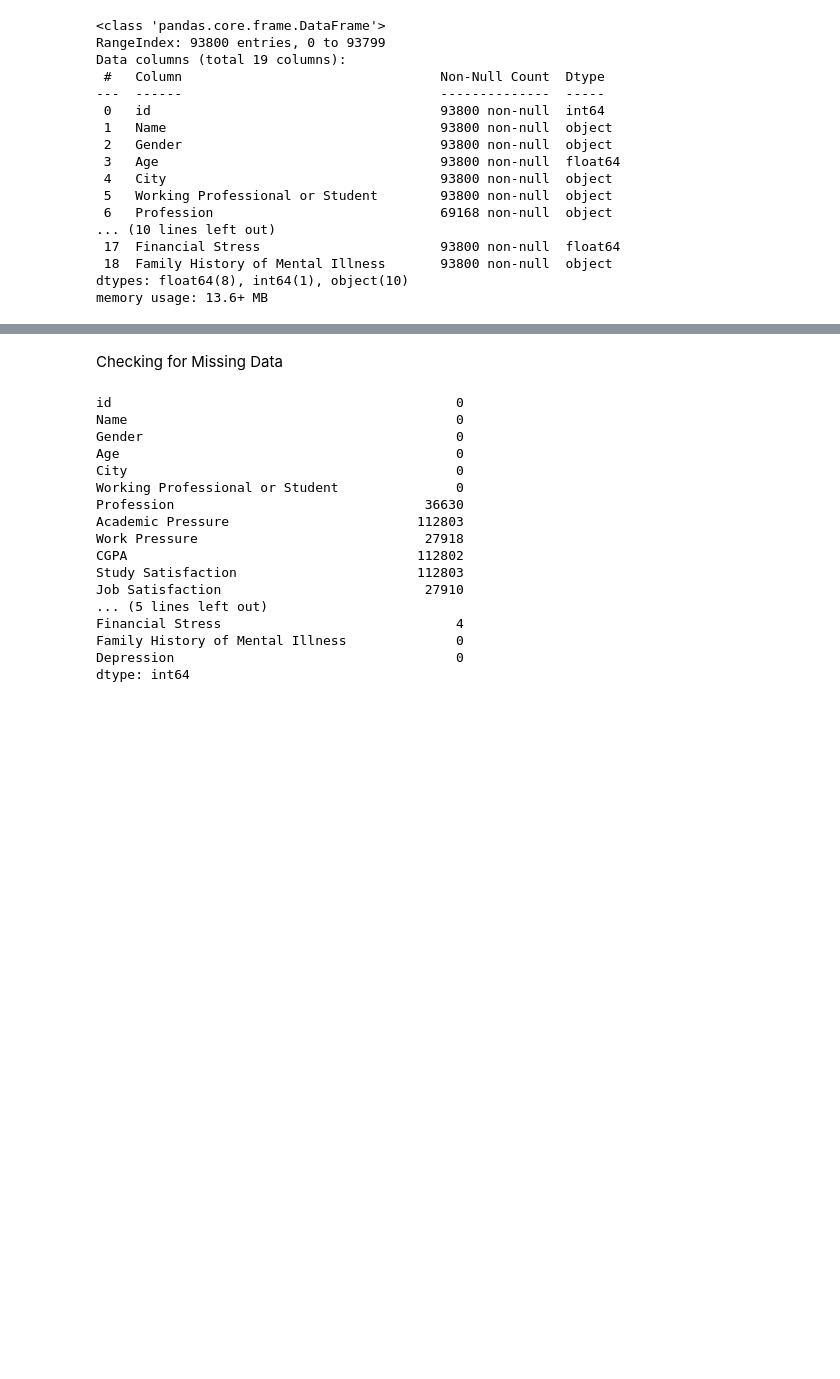
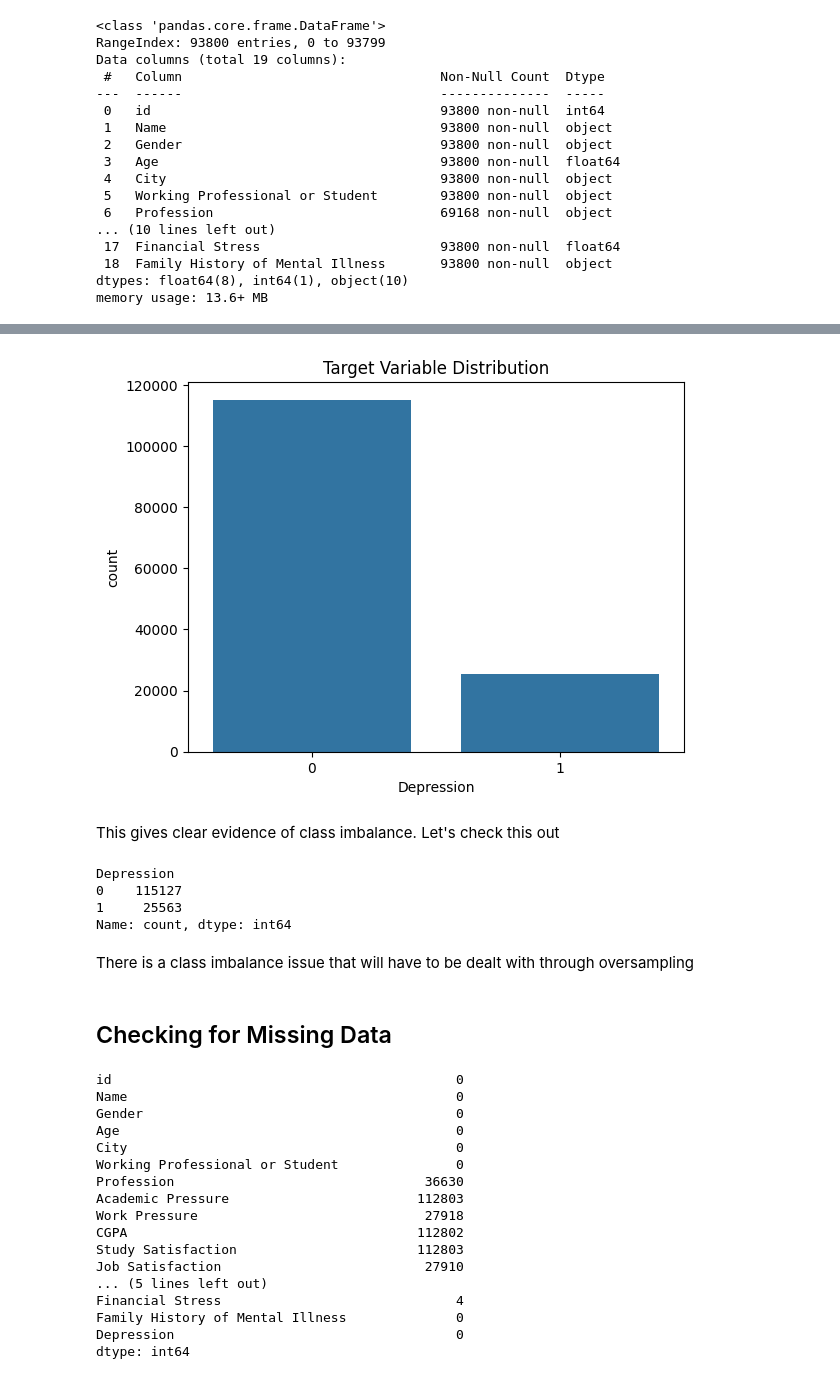
Before and after one commit to KImondorose/Exploring-Mental-Health-Data, a Jupyter notebook: index.ipynb, the cells around one changed output, grey strips where cells are left out. Drawn from its saved outputs; the diff is of its cells as text; code cells hidden in the pictures; blank space fills up the shorter version.

```diff
--- a/index.ipynb
+++ b/index.ipynb
@@ -135,5 +159,22 @@ DATASET OVERVIEW
+# %%
+sns.countplot(data=training_data, x='Depression')  # Replace 'target' with the actual column name
+plt.title('Target Variable Distribution')
+plt.show()
+# %% [output]
+[figure, added]
+# %% [markdown]
+This gives clear evidence of class imbalance. Let's check this out
+# %%
+training_data['Depression'].value_counts()
+# %% [output]
+Depression
+0    115127
+1     25563
+Name: count, dtype: int64
+# %% [markdown]
+There is a class imbalance issue that will have to be dealt with through oversampling
 # %% [markdown]
-Checking for Missing Data
+## Checking for Missing Data
 # %%
 training_data.isna().sum()
 # %% [output]
```
Also changed, not shown: parts of 30 cells of this notebook, 1 other file.
